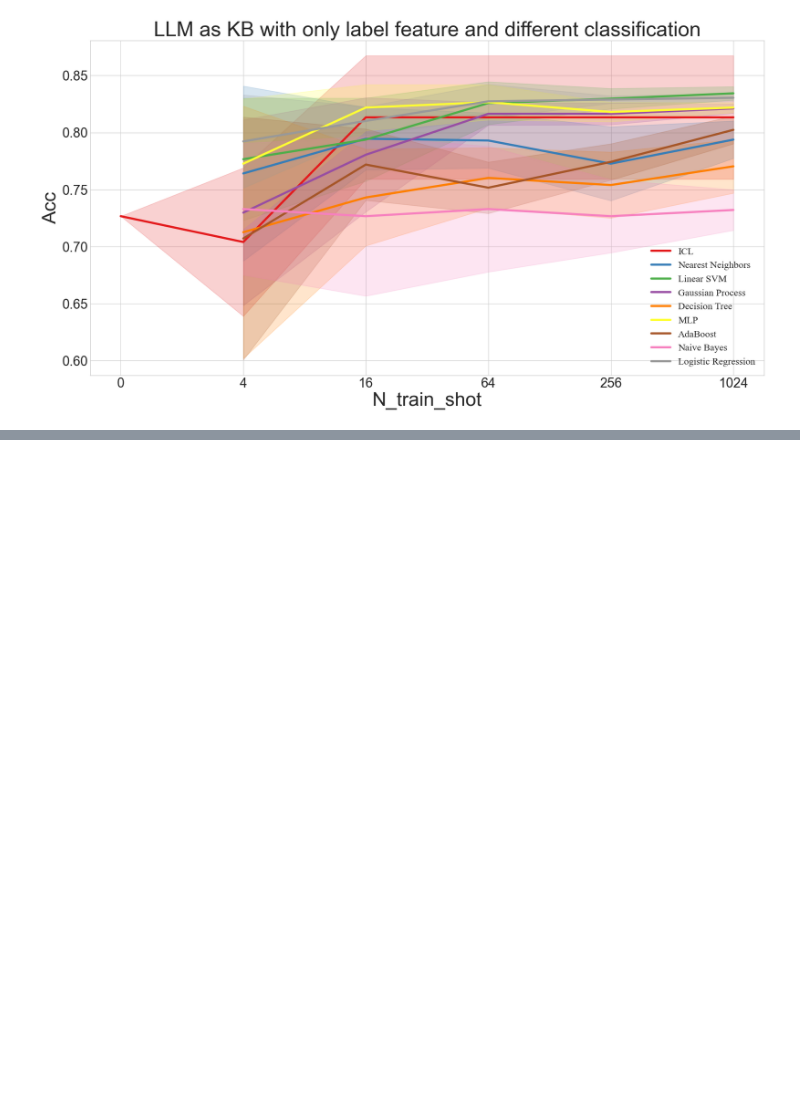
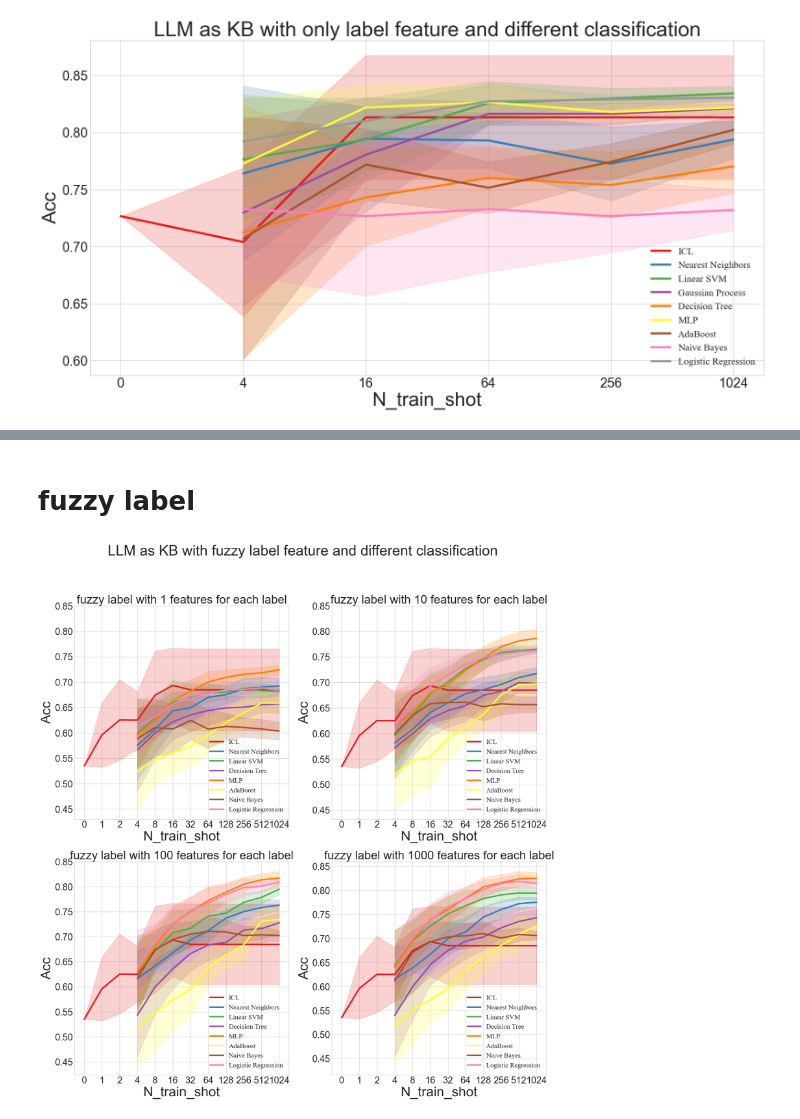
Before and after one commit to jiahaozhenbang/LLM_as_KB, a Jupyter notebook: data_statistics/LLM_as_KB.ipynb, the cells around one changed output, grey strips where cells are left out. Saved outputs shown, nothing was run; the diff lists cells and outputs as text; code cells hidden in the pictures; blank space fills up the shorter version.

```diff
--- a/data_statistics/LLM_as_KB.ipynb
+++ b/data_statistics/LLM_as_KB.ipynb
@@ -211,0 +224,2 @@ plt.show()
+# %% [markdown]
+# fuzzy label
@@ -211,0 +292,47 @@ plt.show()
+# %%
+plt.style.use('seaborn-whitegrid')
+palette = plt.get_cmap('Set1')
+font1 = {'family' : 'Times New Roman',
+'weight' : 'normal',
+'size'   : 16,
+}
+
+fig=plt.figure(figsize=(20,20))
+
+for index, k in enumerate(FUZZY_K):
+    plt.subplot(2, 2, index + 1)
+
+    def avg_on_dataset(metrics_list):
+        return np.array(metrics_list).mean(axis=0)
+    avg_dicts = avg_dicts_across_k[k]
+    std_dicts = std_dicts_across_k[k]
+    avg_dict = {method: avg_on_dataset([_avgdict[method] for _avgdict in avg_dicts]) for method in method_set}
+    std_dict = {method: avg_on_dataset([_stddict[method] for _stddict in std_dicts]) for method in method_set}
+
+    icl_avg = avg_on_dataset(icl_avgs)
+    icl_std = avg_on_dataset(icl_stds)
+    def draw_line(name_of_alg, color_index, avg, std, is_icl=False):
+        if not is_icl:
+            choosed_shots = fuzzy_label_shots
+        else:
+            choosed_shots = all_shots
+        color=palette(color_index)
+        r1 = list(map(lambda x: x[0]-x[1], zip(avg, std)))#上方差
+        r2 = list(map(lambda x: x[0]+x[1], zip(avg, std)))#下方差
+        plt.plot([all_shots.index(_shot) for _shot in choosed_shots], avg, color=color,label=name_of_alg,linewidth=3.5)
+        plt.fill_between([all_shots.index(_shot) for _shot in choosed_shots], r1, r2, color=color, alpha=0.2)
+
+    draw_line('ICL',0, icl_avg, icl_std, is_icl=True)
+    for i, method in enumerate(method_set, start=1):
+        draw_line(method,i, avg_dict[method], std_dict[method])
+
+    plt.xticks(range(len(all_shots)), labels=all_shots,fontsize=22)
+    plt.yticks(np.arange(start=0.45, stop=0.9,step=0.05), fontsize=22)
+    plt.xlabel('N_train_shot',fontsize=32)
+    plt.ylabel('Acc',fontsize=32)
+    plt.legend(loc='lower right',prop=font1)
+    plt.title(f"fuzzy label with {k} features for each label", fontsize=28)
+plt.suptitle("LLM as KB with fuzzy label feature and different classification",fontsize=34)
+plt.show()
+# %% [output]
+[figure, added]
```
Also changed, not shown: parts of 8 cells of this notebook, 6 other files.
